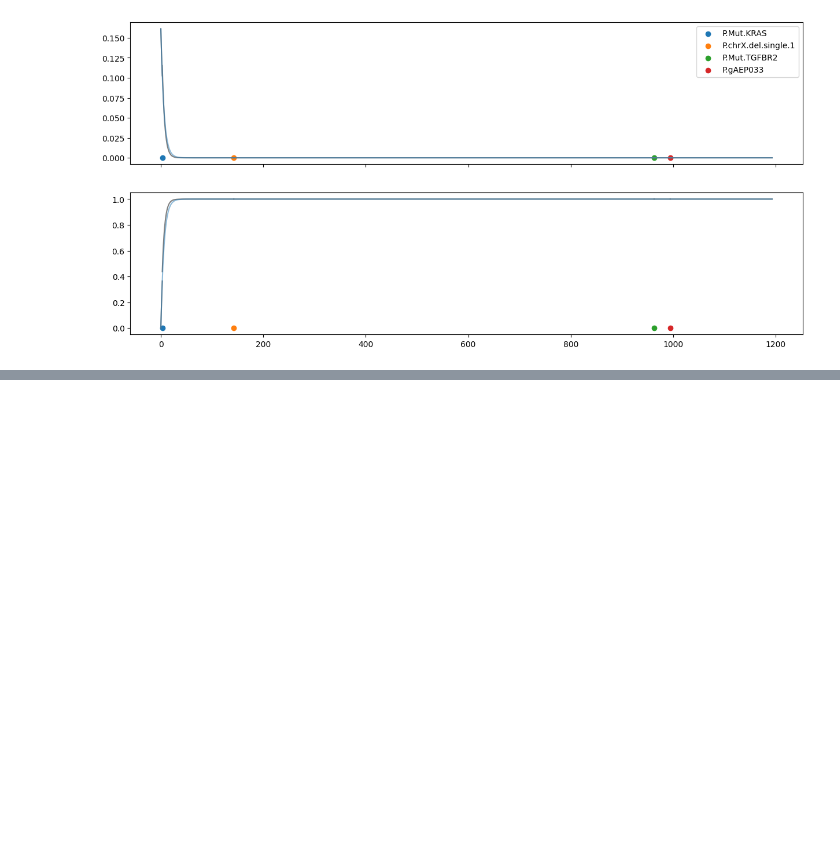
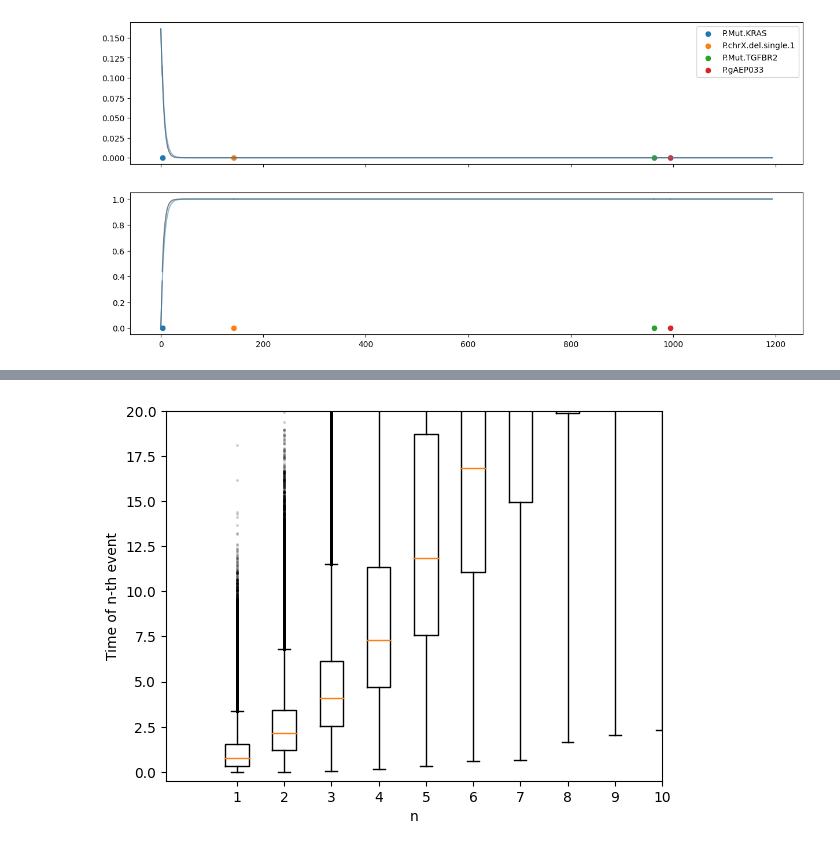
Before and after one commit to cbg-ethz/metMHN, a Jupyter notebook: analyses/simulations.ipynb, the cells around one changed output, grey strips where cells are left out. Saved outputs shown, nothing was run; the diff lists cells and outputs as text; code cells hidden in the pictures; blank space fills up the shorter version.

```diff
--- a/analyses/simulations.ipynb
+++ b/analyses/simulations.ipynb
@@ -170,0 +229,9 @@ for c in courses:
+# %%
+a.set_yscale("linear")
+a.set_ylim((-0.5, 20))
+a.set_xlim((-0.5, 10))
+a.set_ylabel("Time of n-th event")
+a.set_xlabel("n")
+f
+# %% [output]
+[figure, added]
```
Also changed, not shown: parts of 14 cells of this notebook.
